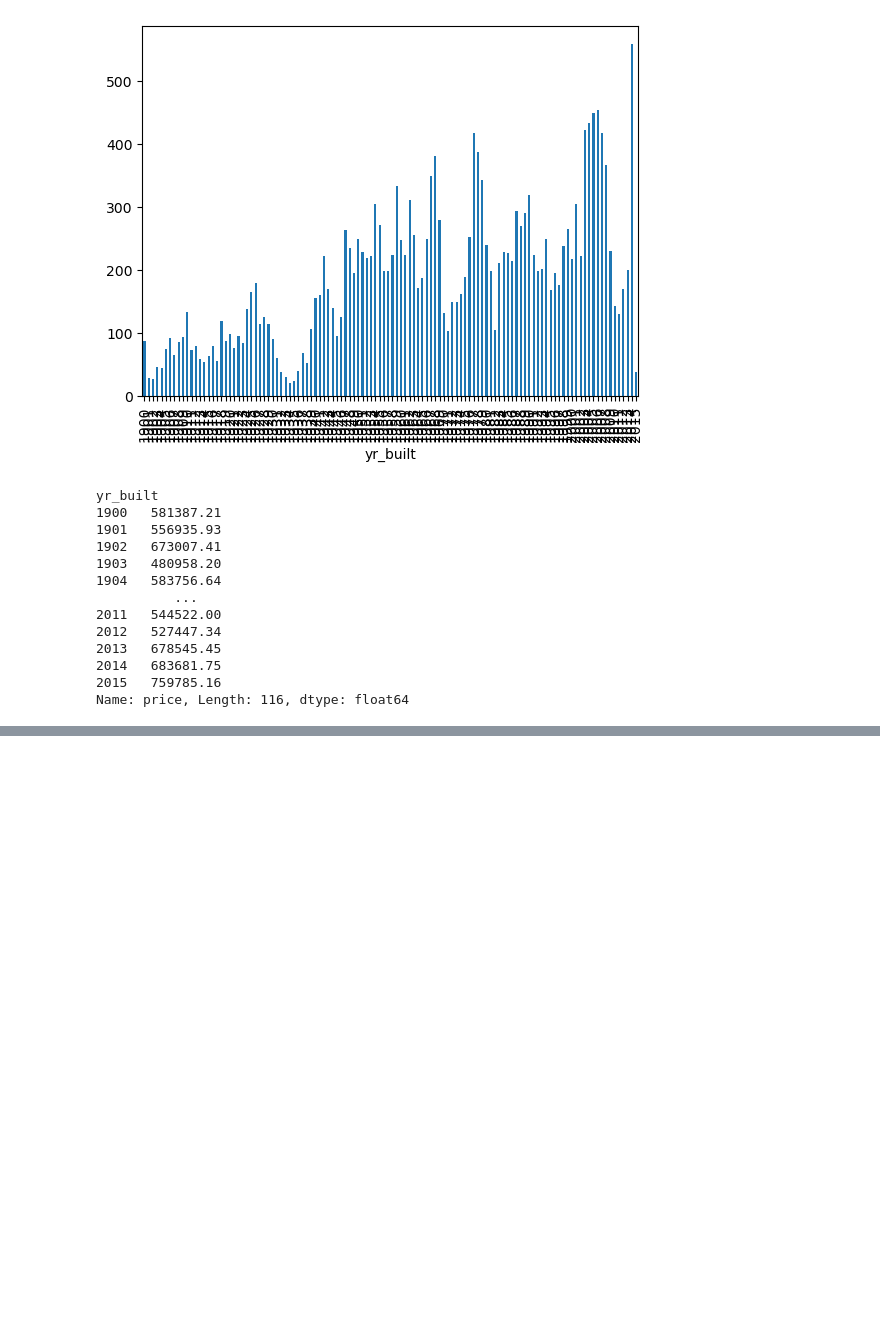
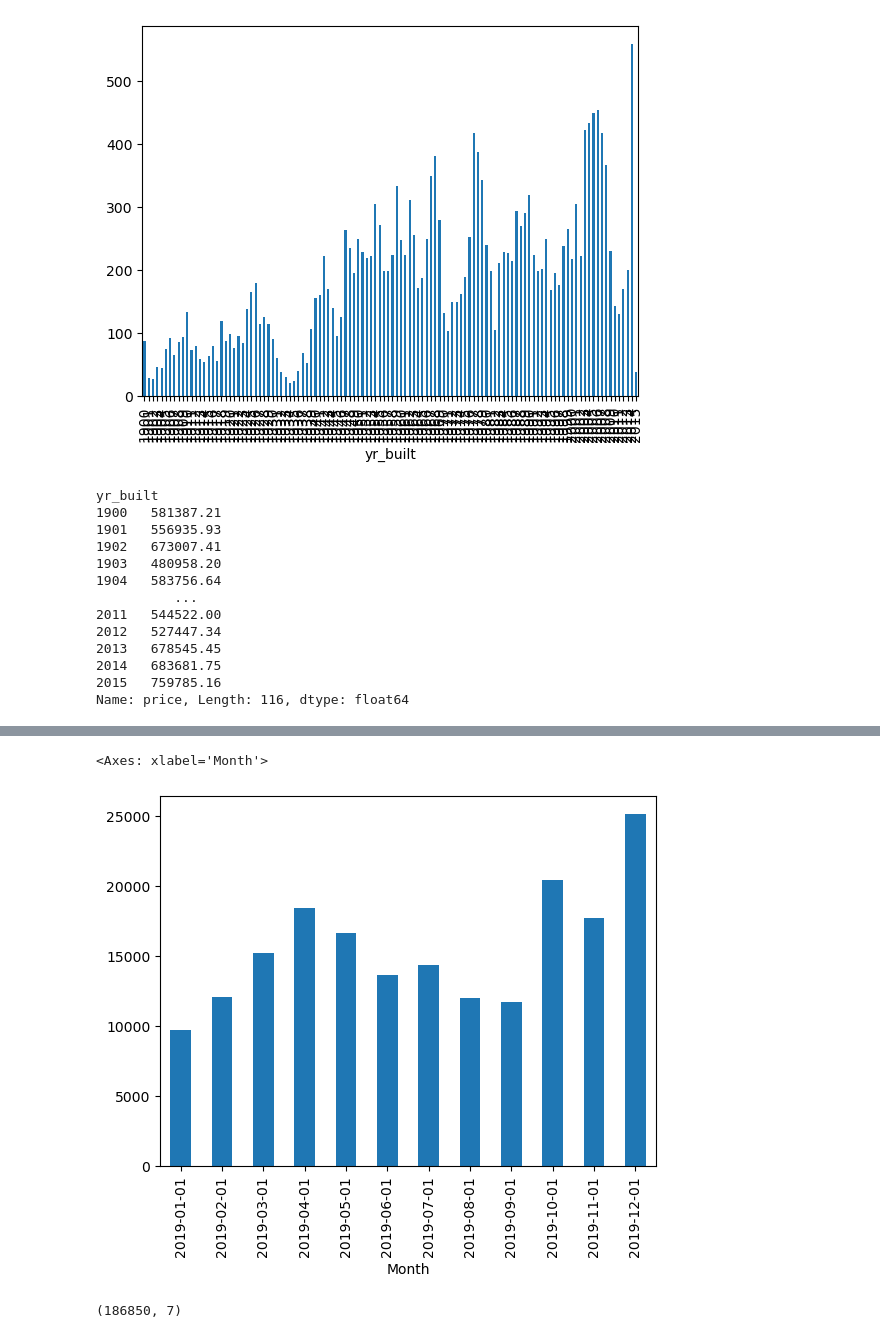
Before and after one commit to BryanHs20/Python-para-Data-Analyst, a Jupyter notebook: Python Avanzado/Exploratory Data Analyst - EDA/Exploratorio de Datos.ipynb, the cells around one changed output, grey strips where cells are left out. Saved outputs shown, nothing was run; the diff lists cells and outputs as text; code cells hidden in the pictures; blank space fills up the shorter version.

Commit message:
Finalizacion del tema Exploracion de datos

```diff
--- a/Python Avanzado/Exploratory Data Analyst - EDA/Exploratorio de Datos.ipynb
+++ b/Python Avanzado/Exploratory Data Analyst - EDA/Exploratorio de Datos.ipynb
@@ -356,0 +363,13 @@ Name: price, Length: 116, dtype: float64
+# %%
+df1 = pd.read_csv('../../../Archivos-Analisis/Modulo 33- EDA/sales_month/Sales_January_2019.csv')
+df2 = pd.read_csv('../../../Archivos-Analisis/Modulo 33- EDA/sales_month/Sales_February_2019.csv')
+df3 = pd.read_csv('../../../Archivos-Analisis/Modulo 33- EDA/sales_month/Sales_March_2019.csv')
+df4 = pd.read_csv('../../../Archivos-Analisis/Modulo 33- EDA/sales_month/Sales_April_2019.csv')
+df5 = pd.read_csv('../../../Archivos-Analisis/Modulo 33- EDA/sales_month/Sales_May_2019.csv')
+df6 = pd.read_csv('../../../Archivos-Analisis/Modulo 33- EDA/sales_month/Sales_June_2019.csv')
+df7 = pd.read_csv('../../../Archivos-Analisis/Modulo 33- EDA/sales_month/Sales_July_2019.csv')
+df8 = pd.read_csv('../../../Archivos-Analisis/Modulo 33- EDA/sales_month/Sales_August_2019.csv')
+df9 = pd.read_csv('../../../Archivos-Analisis/Modulo 33- EDA/sales_month/Sales_September_2019.csv')
+df10 = pd.read_csv('../../../Archivos-Analisis/Modulo 33- EDA/sales_month/Sales_October_2019.csv')
+df11 = pd.read_csv('../../../Archivos-Analisis/Modulo 33- EDA/sales_month/Sales_November_2019.csv')
+df12 = pd.read_csv('../../../Archivos-Analisis/Modulo 33- EDA/sales_month/Sales_December_2019.csv')
@@ -356,0 +392,6 @@ Name: price, Length: 116, dtype: float64
+# %%
+# Genera un dataset final donde se van a compilar todos los anteriores
+df = df1
+
+# Genera un campo de fecha
+df['Month'] = '2019-01-01'
@@ -356,0 +488,11 @@ Name: price, Length: 116, dtype: float64
+# %%
+# Grafica de ventas x mes
+df.groupby('Month')['Month'].count().plot.bar()
+# %% [output]
+<Axes: xlabel='Month'>
+[figure, added]
+# %%
+# Tamaño del df en filas y columnas
+df.shape
+# %% [output]
+(186850, 7)
```
Also changed, not shown: parts of 74 cells of this notebook.
